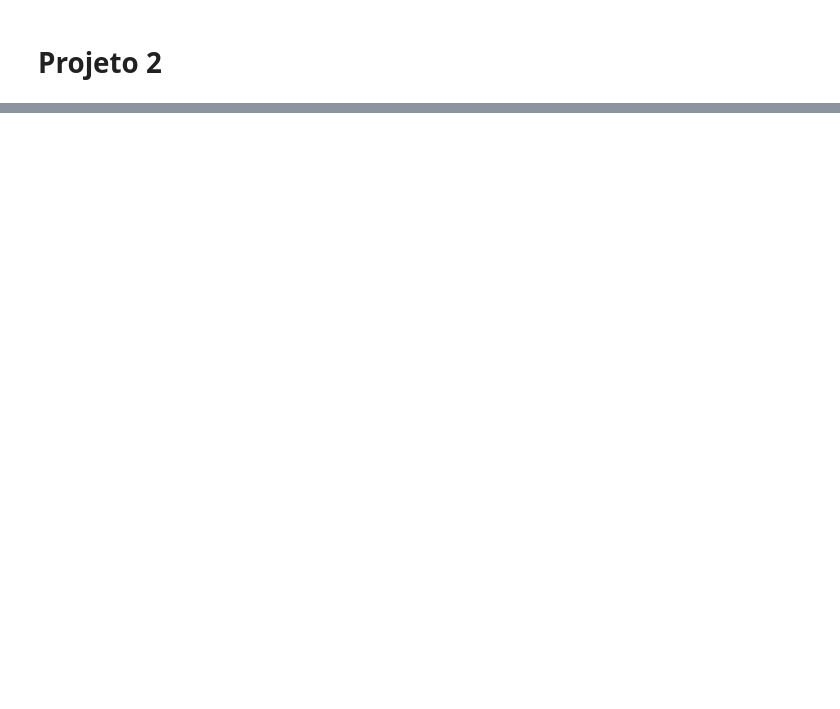
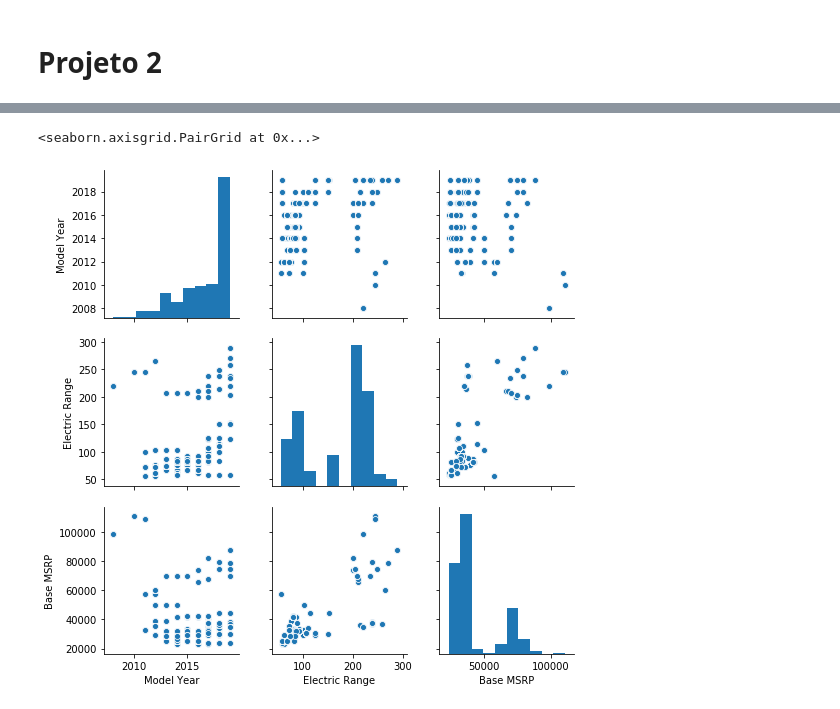
Before and after one commit to gustavopc3/P2-CD20-2, a Jupyter notebook: P2-CD20-2.ipynb, the cells around one changed output, grey strips where cells are left out. Cells and saved outputs as stored; diff of their text form; code cells hidden in the pictures; blank space fills up the shorter version.

```diff
--- a/P2-CD20-2.ipynb
+++ b/P2-CD20-2.ipynb
@@ -31,0 +70,13 @@ FileNotFoundError: [Errno 2] File b'netflix_titles.csv' does not exist: b'netfli
+# %%
+# Tirando as colunas classificadas como outliers
+dados = dados.drop(columns=['VIN (1-10)'])
+dados = dados.drop(columns=['County'])
+dados = dados.drop(columns=['City'])
+dados = dados.drop(columns=['State'])
+dados = dados.drop(columns=['ZIP Code'])
+dados = dados.drop(columns=['Clean Alternative Fuel Vehicle (CAFV) Eligibility'])
+dados = dados.drop(columns=['Legislative District'])
+dados = dados.drop(columns=['DOL Vehicle ID'])
+dados = dados.drop(columns=['Vehicle Location'])
+
+dados
@@ -31,0 +97,6 @@ FileNotFoundError: [Errno 2] File b'netflix_titles.csv' does not exist: b'netfli
+# %%
+carros_eletricos = dados.loc[dados['Electric Vehicle Type'] == 'Battery Electric Vehicle (BEV)',:]
+carros_eletricos = carros_eletricos.drop(carros_eletricos[carros_eletricos['Base MSRP'] <= 0].index)
+
+#carros_eletricos.drop(columns=['VIN (1-10)']) #,'County','City','State', 'ZIP Code', 'Clean Alternative Fuel Vehicle (CAFV) Eligibility', 'Legislative District', 'DOL Vehicle ID', 'Vehicle Location'])
+carros_eletricos
@@ -31,0 +117,5 @@ FileNotFoundError: [Errno 2] File b'netflix_titles.csv' does not exist: b'netfli
+# %%
+sns.pairplot(carros_eletricos)
+# %% [output]
+<seaborn.axisgrid.PairGrid at 0x...>
+[figure, added]
```
Also changed, not shown: parts of 60 cells of this notebook.
